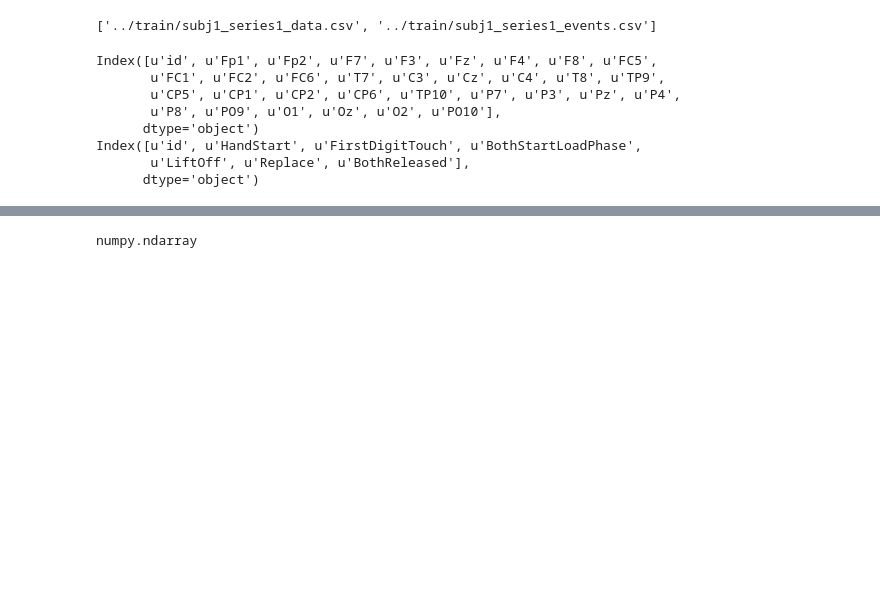
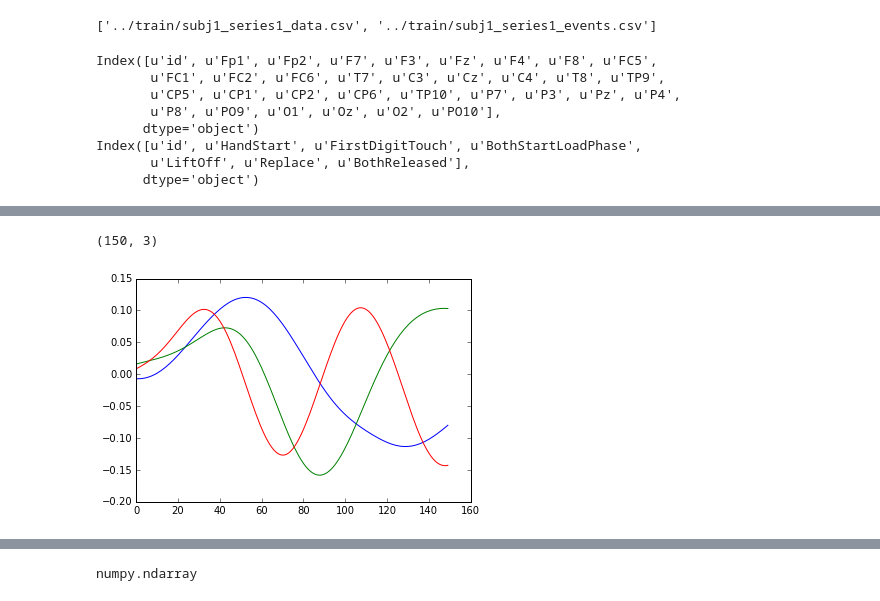
Before and after one commit to kaylanb/IndominusRex, a Jupyter notebook: code/process.ipynb, the cells around one changed output, grey strips where cells are left out. Saved outputs shown, nothing was run; the diff lists cells and outputs as text; code cells hidden in the pictures; blank space fills up the shorter version.

Commit message:
implemented PCA and ICA to get demixing matrix

```diff
--- a/code/process.ipynb
+++ b/code/process.ipynb
@@ -106,0 +127,11 @@ plt.plot(averages['Fp2']['Replace']+100)
+# %%
+#ICA on numpy array
+ica = FastICA(n_components=K.shape[1])
+demixing = ica.fit_transform(K)  # Reconstruct signals
+A_ = ica.mixing_  # Get estimated mixing matrix
+plt.plot(demixing)
+print demixing.shape
+# plt.plot(A_)
+# %% [output]
+(150, 3)
+[figure, added]
```
Also changed, not shown: parts of 13 cells of this notebook.
